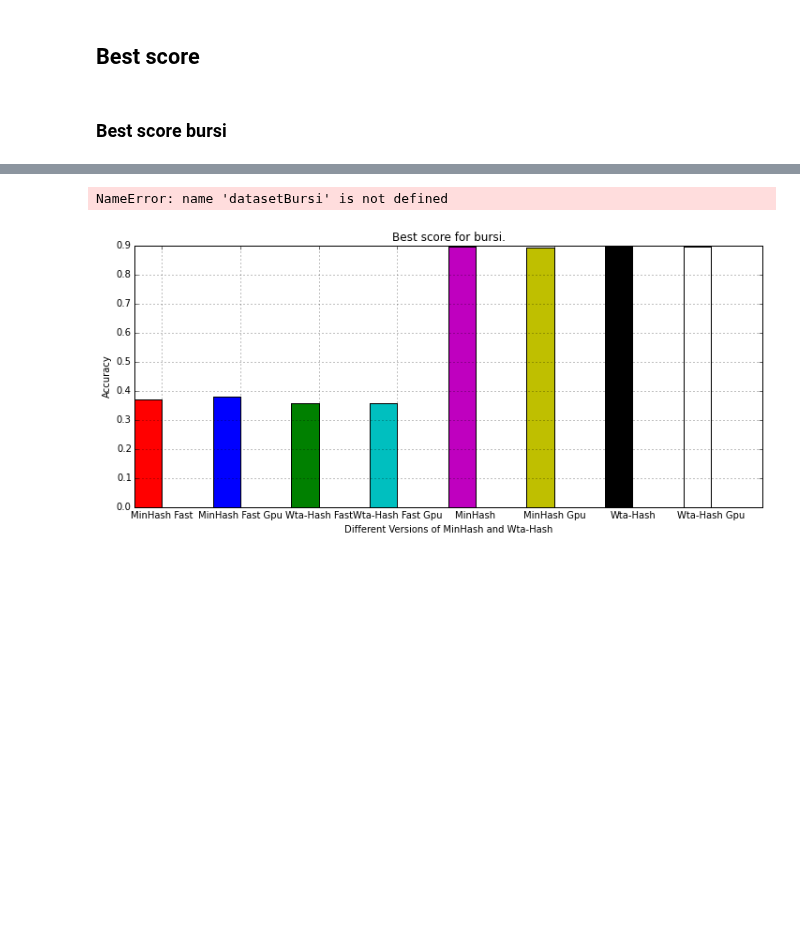
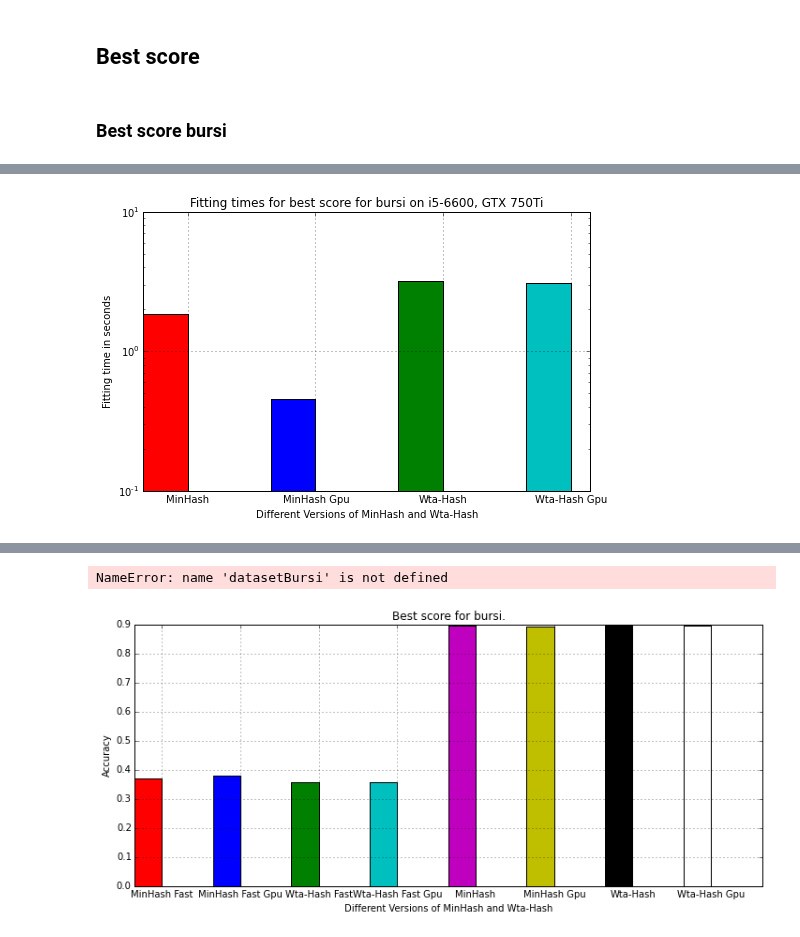
Before and after one commit to joachimwolff/sparse-neighbors-search, a Jupyter notebook: example/MinHash vs Wta-Hash.ipynb, the cells around one changed output, grey strips where cells are left out. Saved outputs shown, nothing was run; the diff lists cells and outputs as text; code cells hidden in the pictures; blank space fills up the shorter version.

Commit message:
working on benchmarks

```diff
--- a/example/MinHash vs Wta-Hash.ipynb
+++ b/example/MinHash vs Wta-Hash.ipynb
@@ -385,8 +387,10 @@ plotDataBenchmark(data=best_score_bursi_5200U[2], color=["r", "b", "g", "c", "m"
 # %%
-plotDataBenchmark(data=best_score_bursi_5200U[0][1:], color=["r", "b", "g", "c", "m", "y", "k", "w"],
+plotDataBenchmark(data=best_score_bursi_6600[0][1:], color=["r", "b", "g", "c", "m", "y", "k", "w"],
          label=["MinHash", "MinHash Gpu", "Wta-Hash","Wta-Hash Gpu",
                "MinHash", "MinHash Gpu", "Wta-Hash","Wta-Hash Gpu"],
         xticks=["MinHash", "MinHash Gpu", "Wta-Hash","Wta-Hash Gpu"],
          ylabel="Fitting time in seconds", number_of_instances=4, bar_width=0.35, figure_size=(8, 5),
         xlabel="Different Versions of MinHash and Wta-Hash", log = True,
-         number_of_features=1, title='Fitting times for best score for bursi on i5-5200U')
+         number_of_features=1, title='Fitting times for best score for bursi on i5-6600, GTX 750Ti')
+# %% [output]
+[figure, added]
```
Also changed, not shown: parts of 11 cells of this notebook, 5 other files.
